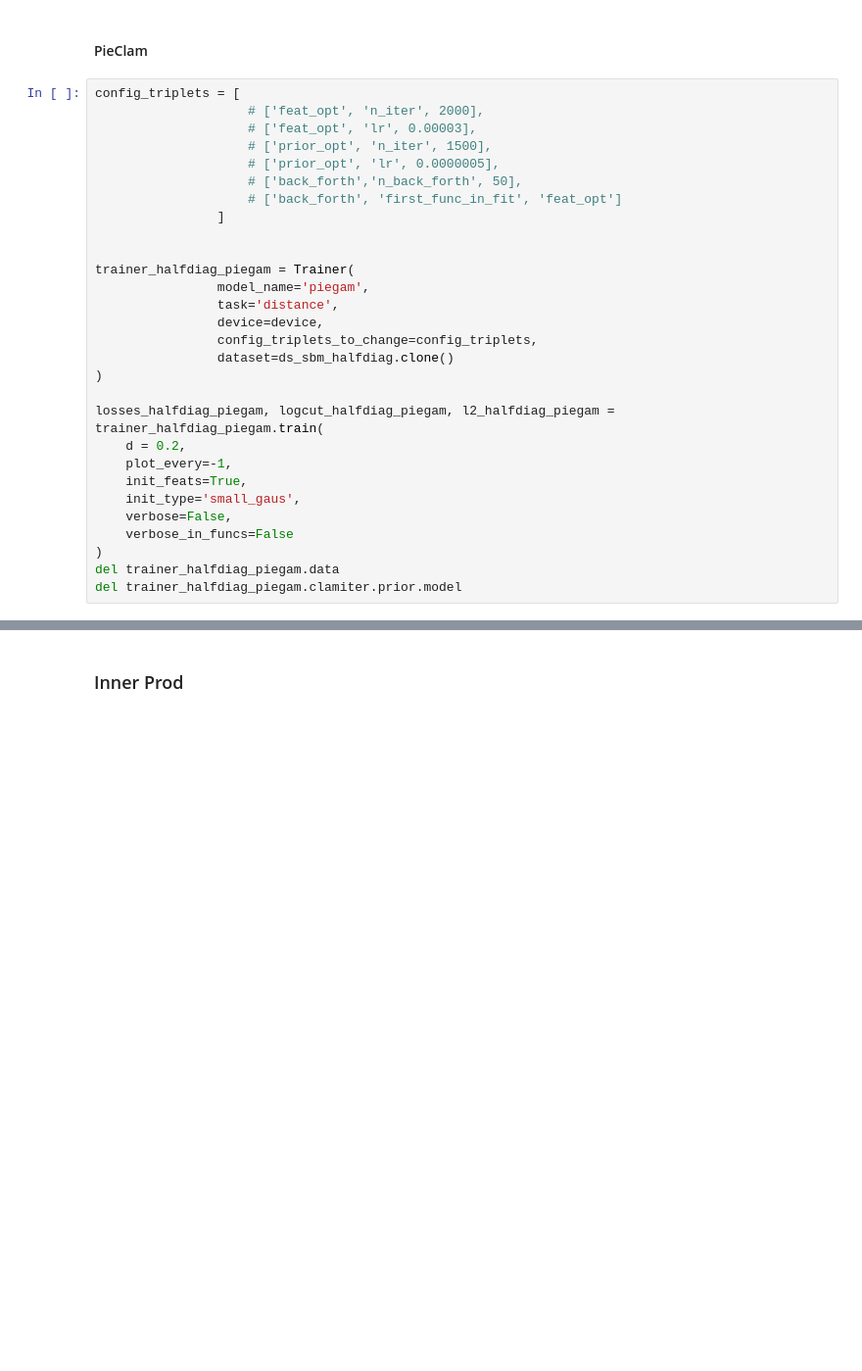
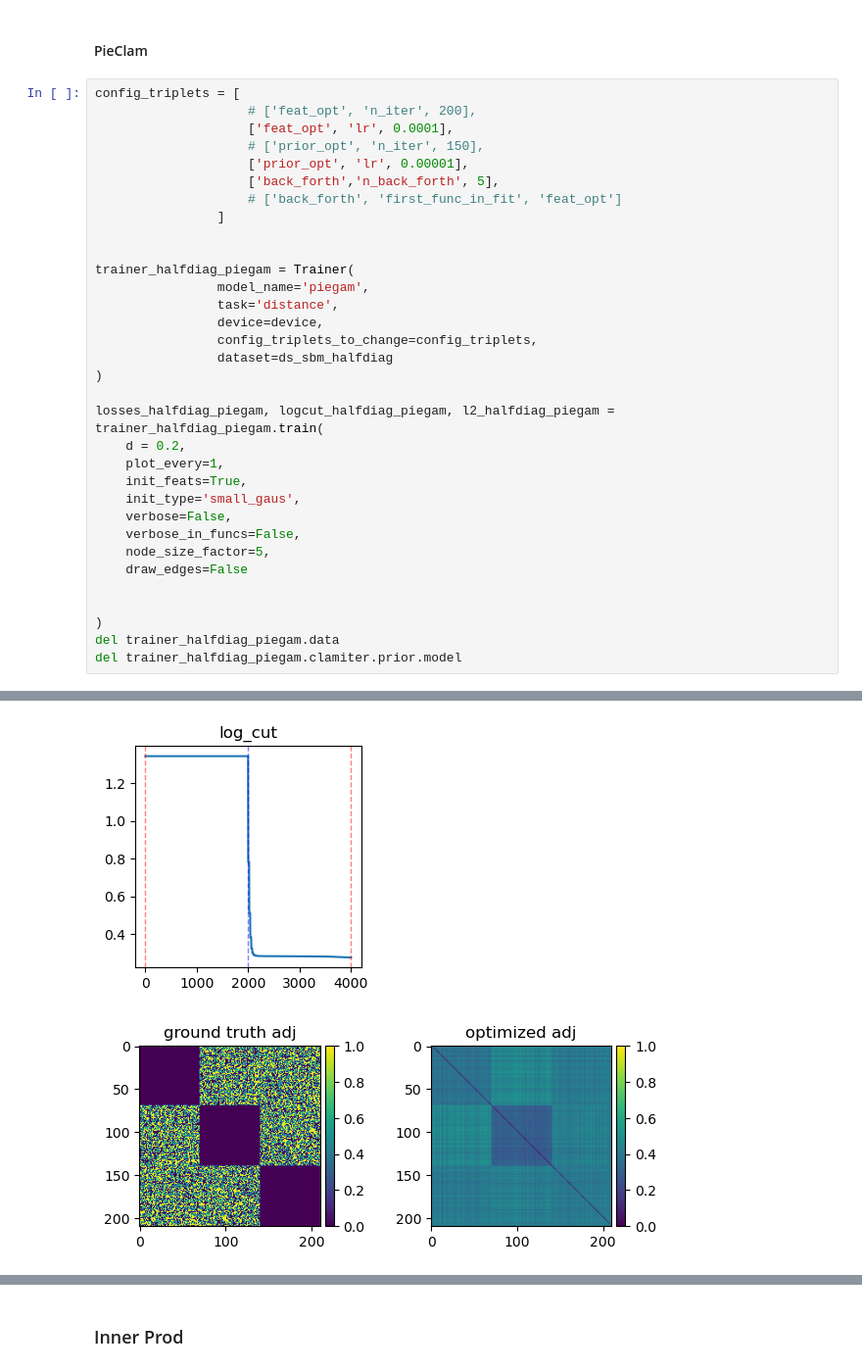
Before and after one commit to JuanCervino/PieClamNonSym, a Jupyter notebook: experiments/distance_sbm.ipynb, the cells around one changed output, grey strips where cells are left out. Shown at 98% size. Cells and saved outputs as stored; diff of their text form; blank space fills up the shorter version.

```diff
--- a/experiments/distance_sbm.ipynb
+++ b/experiments/distance_sbm.ipynb
@@ -100,11 +84,11 @@ trainer_halfdiag_iegam.plot_state(node_size_factor=5, draw_community_affiliation
 #### PieClam
 # %%
 config_triplets = [
-                    # ['feat_opt', 'n_iter', 2000],
-                    # ['feat_opt', 'lr', 0.00003],
-                    # ['prior_opt', 'n_iter', 1500],
-                    # ['prior_opt', 'lr', 0.0000005],
-                    # ['back_forth','n_back_forth', 50],
+                    # ['feat_opt', 'n_iter', 200],
+                    ['feat_opt', 'lr', 0.0001],
+                    # ['prior_opt', 'n_iter', 150],
+                    ['prior_opt', 'lr', 0.00001],
+                    ['back_forth','n_back_forth', 5],
                     # ['back_forth', 'first_func_in_fit', 'feat_opt']
                 ]
 
@@ -114,16 +98,20 @@ trainer_halfdiag_piegam = Trainer(
                 task='distance',
                 device=device,
                 config_triplets_to_change=config_triplets,
-                dataset=ds_sbm_halfdiag.clone()
+                dataset=ds_sbm_halfdiag
 )
 
 losses_halfdiag_piegam, logcut_halfdiag_piegam, l2_halfdiag_piegam = trainer_halfdiag_piegam.train(
     d = 0.2,
-    plot_every=-1,
+    plot_every=1,
     init_feats=True,
     init_type='small_gaus',
     verbose=False,
-    verbose_in_funcs=False
+    verbose_in_funcs=False,
+    node_size_factor=5,
+    draw_edges=False
+
+
 )
 del trainer_halfdiag_piegam.data
 del trainer_halfdiag_piegam.clamiter.prior.model
@@ -147,0 +136,2 @@ back and forth 2/20
+[figure, added]
+[figure, added]
```
Also changed, not shown: parts of 4 cells of this notebook, 5 other files.
